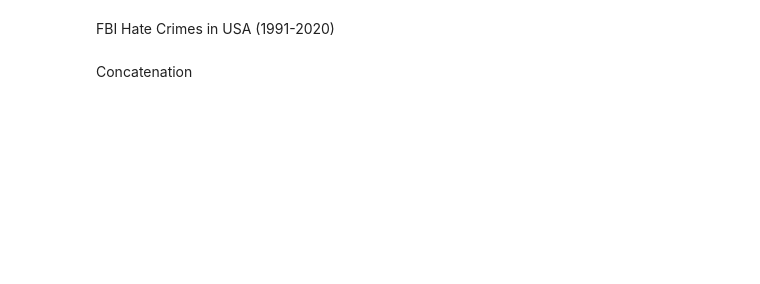
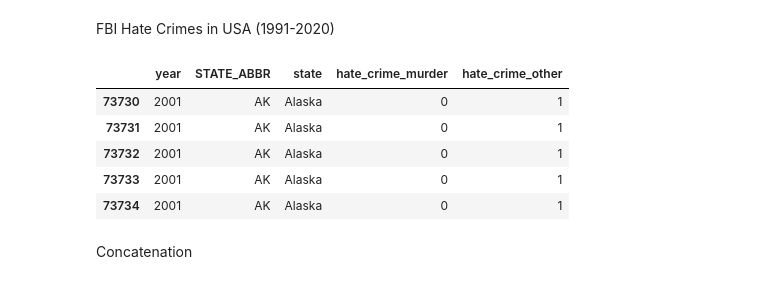
Before and after one commit to KataevaVeronika/visualization, a Jupyter notebook: datasets_preprocessing.ipynb, the cells around one changed output. Saved outputs shown, nothing was run; the diff lists cells and outputs as text; code cells hidden in the pictures; blank space fills up the shorter version.

```diff
--- a/datasets_preprocessing.ipynb
+++ b/datasets_preprocessing.ipynb
@@ -123,20 +226,27 @@ murder_comparison[~(murder_comparison['total'] <= murder_comparison['murder'])]
 # %% [markdown]
 FBI Hate Crimes in USA (1991-2020)
 # %%
-hate_crimes = pd.read_csv('../input/fbi-hate-crimes-in-usa-19912020/Hate Crimes in USA 1991-2020.csv',
+hate_crimes = pd.read_csv('input/fbi-hate-crimes-in-usa-19912020/Hate Crimes in USA 1991-2020.csv',
                           low_memory=False)
 hate_crimes = hate_crimes[hate_crimes['STATE_NAME'] != 'Guam']
 hate_crimes = hate_crimes[['DATA_YEAR', 'STATE_ABBR', 'STATE_NAME', 'OFFENSE_NAME']]
 hate_crimes = hate_crimes[hate_crimes['DATA_YEAR'].astype('str').isin(years)]
 # dropping Guam
 hate_crimes = hate_crimes[hate_crimes['STATE_NAME'] != 'Guam']
 # counting murders and non-murders
 hate_crimes['hate_crime_murder'] = np.where(hate_crimes['OFFENSE_NAME'].str.contains('Murder and Nonnegligent Manslaughter'), 1, 0)
 hate_crimes['hate_crime_other'] = np.where(hate_crimes['OFFENSE_NAME'].str.contains('Murder and Nonnegligent Manslaughter'), 0, 1)
 # dropping offence name
 hate_crimes.drop(columns=['OFFENSE_NAME'], inplace=True)
 hate_crimes.columns = ['year', 'STATE_ABBR', 'state', 'hate_crime_murder', 'hate_crime_other']
 hate_crimes.head()
+# %% [output]
+|  | year | STATE_ABBR | state | hate_crime_murder | hate_crime_other |
+| 73730 | 2001 | AK | Alaska | 0 | 1 |
+| 73731 | 2001 | AK | Alaska | 0 | 1 |
+| 73732 | 2001 | AK | Alaska | 0 | 1 |
+| 73733 | 2001 | AK | Alaska | 0 | 1 |
+| 73734 | 2001 | AK | Alaska | 0 | 1 |
 # %%
 hate_crimes = hate_crimes.groupby(['year', 'STATE_ABBR', 'state']) \
                          .agg({'hate_crime_murder': 'sum', 'hate_crime_other': 'sum'}).reset_index()
```
Also changed, not shown: parts of 24 cells of this notebook, 1 other file.
